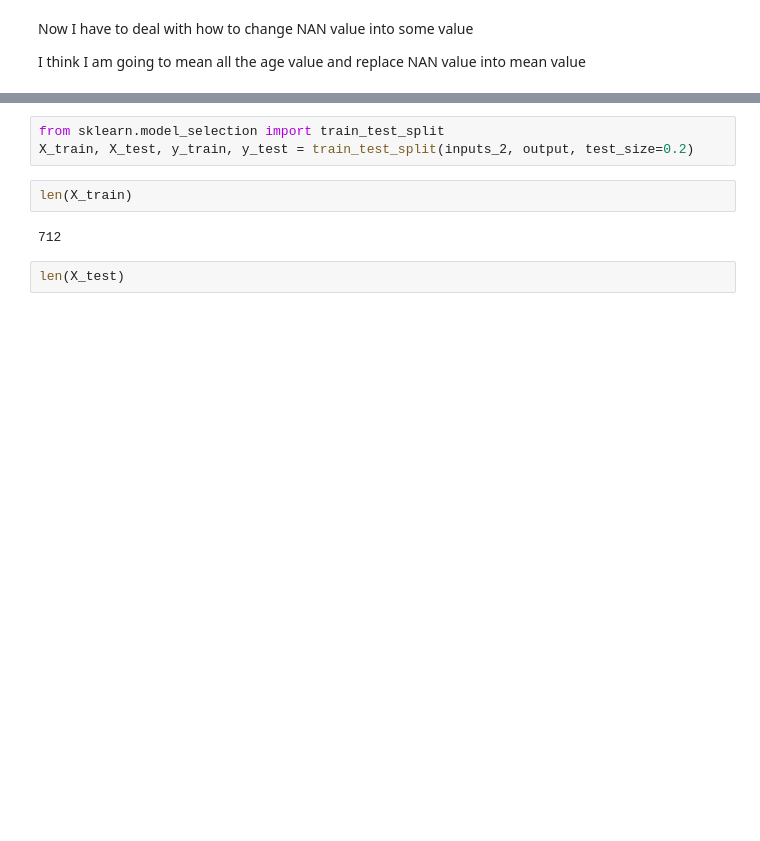
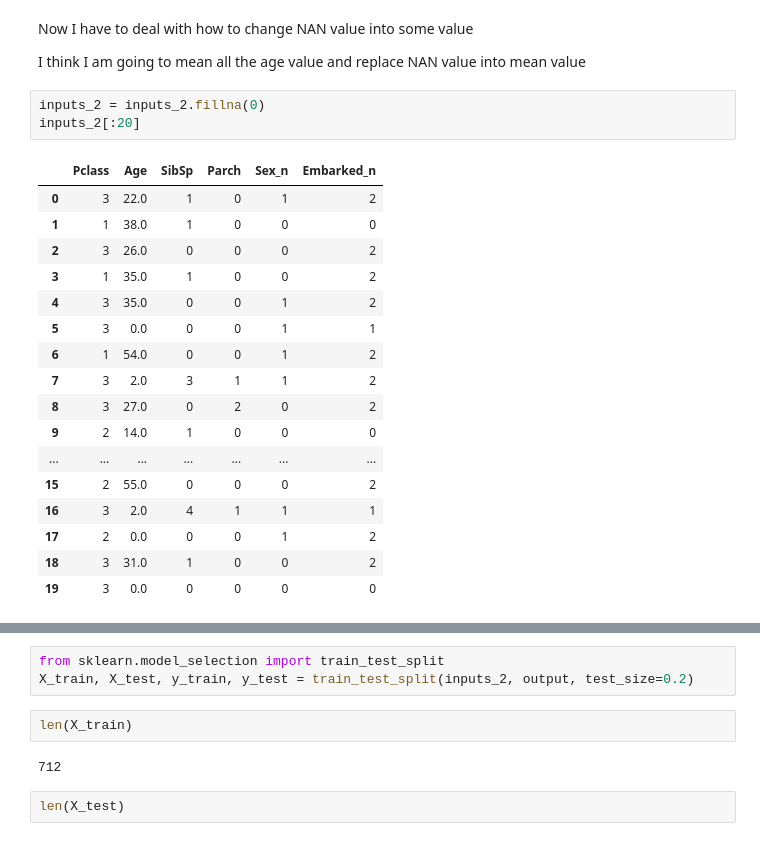
Before and after one commit to Innovanito/Machine-Learning-Tutorial, a Jupyter notebook: Decision Tree/exercise.ipynb, the cells around one changed output, grey strips where cells are left out. Cells and saved outputs as stored; diff of their text form; blank space fills up the shorter version.

```diff
--- a/Decision Tree/exercise.ipynb
+++ b/Decision Tree/exercise.ipynb
@@ -87,3 +103,24 @@ inputs_2[:20]
 Now I have to deal with how to change NAN value into some value
 
 I think I am going to mean all the age value and replace NAN value into mean value
+# %%
+inputs_2 = inputs_2.fillna(0)
+inputs_2[:20]
+# %% [output]
+|  | Pclass | Age | SibSp | Parch | Sex_n | Embarked_n |
+| 0 | 3 | 22.0 | 1 | 0 | 1 | 2 |
+| 1 | 1 | 38.0 | 1 | 0 | 0 | 0 |
+| 2 | 3 | 26.0 | 0 | 0 | 0 | 2 |
+| 3 | 1 | 35.0 | 1 | 0 | 0 | 2 |
+| 4 | 3 | 35.0 | 0 | 0 | 1 | 2 |
+| 5 | 3 | 0.0 | 0 | 0 | 1 | 1 |
+| 6 | 1 | 54.0 | 0 | 0 | 1 | 2 |
+| 7 | 3 | 2.0 | 3 | 1 | 1 | 2 |
+| 8 | 3 | 27.0 | 0 | 2 | 0 | 2 |
+| 9 | 2 | 14.0 | 1 | 0 | 0 | 0 |
+| ... | ... | ... | ... | ... | ... | ... |
+| 15 | 2 | 55.0 | 0 | 0 | 0 | 2 |
+| 16 | 3 | 2.0 | 4 | 1 | 1 | 1 |
+| 17 | 2 | 0.0 | 0 | 0 | 1 | 2 |
+| 18 | 3 | 31.0 | 1 | 0 | 0 | 2 |
+| 19 | 3 | 0.0 | 0 | 0 | 0 | 0 |
```
Also changed, not shown: parts of 7 cells of this notebook.
